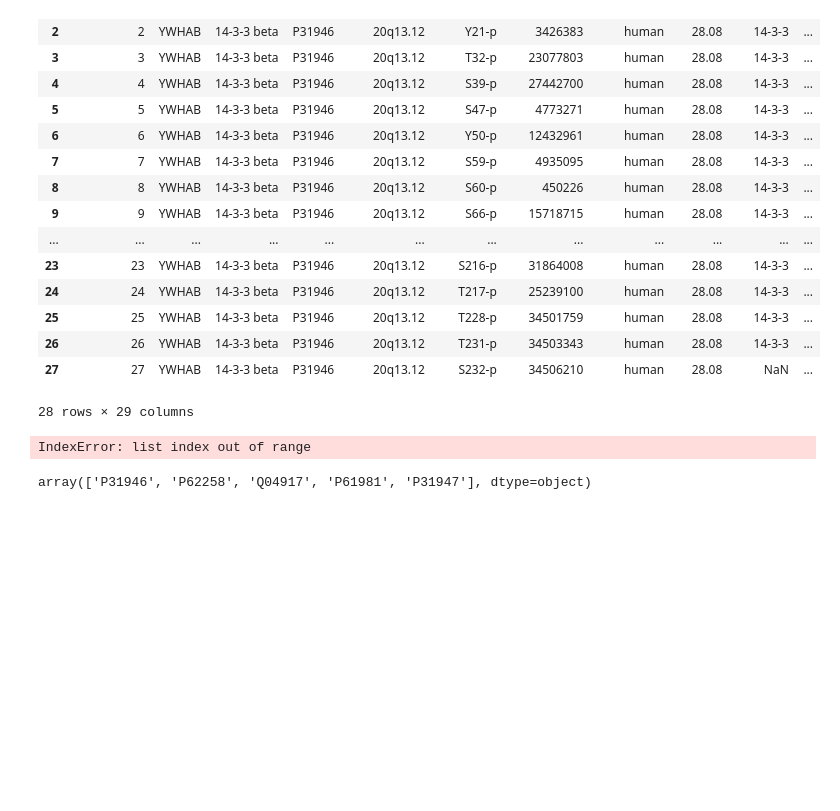
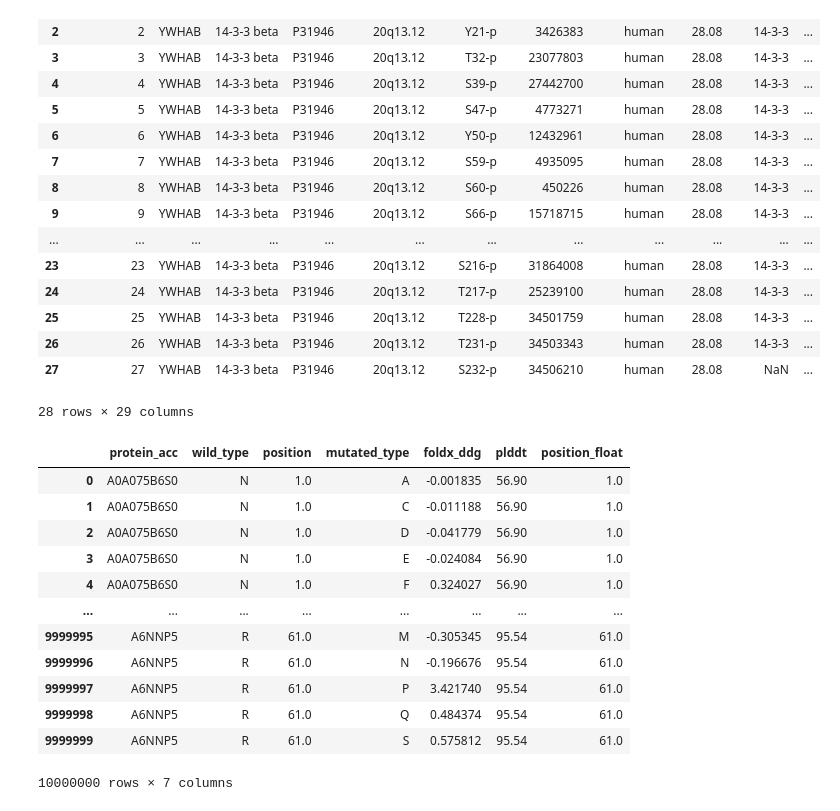
Before and after one commit to PhenoMeters/pheno_analysis, a Jupyter notebook: stability_testing.ipynb, the cells around one changed output. Saved outputs shown, nothing was run; the diff lists cells and outputs as text; code cells hidden in the pictures; blank space fills up the shorter version.

```diff
--- a/stability_testing.ipynb
+++ b/stability_testing.ipynb
@@ -241,8 +241,16 @@ psp_and_stability = zip(unique_uniprot_psp,unique_uniprot_stability)
-# %%
-list(psp_and_stability)[1]
-# %% [output]
-IndexError: list index out of range
-# %%
-phosphosite_data.loc[:100,"uniprot_id"].unique()
-# %% [output]
-array(['P31946', 'P62258', 'Q04917', 'P61981', 'P31947'], dtype=object)
+# %%
+stability_data
+# %% [output]
+|  | protein_acc | wild_type | position | mutated_type | foldx_ddg | plddt | position_float |
+| 0 | A0A075B6S0 | N | 1.0 | A | -0.001835 | 56.90 | 1.0 |
+| 1 | A0A075B6S0 | N | 1.0 | C | -0.011188 | 56.90 | 1.0 |
+| 2 | A0A075B6S0 | N | 1.0 | D | -0.041779 | 56.90 | 1.0 |
+| 3 | A0A075B6S0 | N | 1.0 | E | -0.024084 | 56.90 | 1.0 |
+| 4 | A0A075B6S0 | N | 1.0 | F | 0.324027 | 56.90 | 1.0 |
+| ... | ... | ... | ... | ... | ... | ... | ... |
+| 9999995 | A6NNP5 | R | 61.0 | M | -0.305345 | 95.54 | 61.0 |
+| 9999996 | A6NNP5 | R | 61.0 | N | -0.196676 | 95.54 | 61.0 |
+| 9999997 | A6NNP5 | R | 61.0 | P | 3.421740 | 95.54 | 61.0 |
+| 9999998 | A6NNP5 | R | 61.0 | Q | 0.484374 | 95.54 | 61.0 |
+| 9999999 | A6NNP5 | R | 61.0 | S | 0.575812 | 95.54 | 61.0 |
+10000000 rows × 7 columns
```
Also changed, not shown: parts of 9 cells of this notebook, 2 other files.
